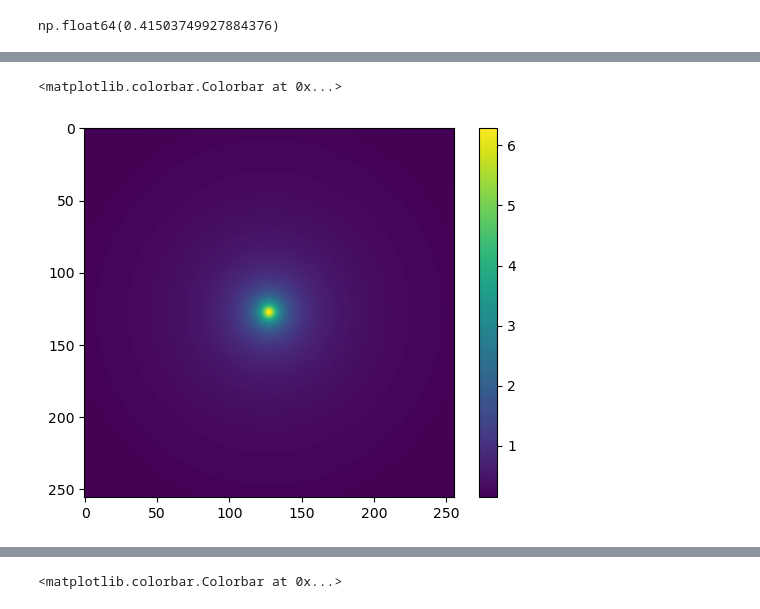
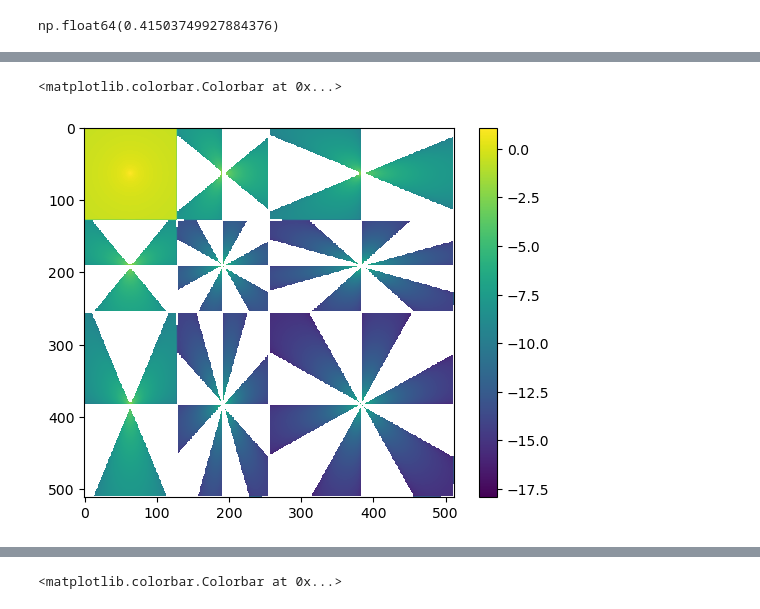
Before and after one commit to jcapriot/lifted, a Jupyter notebook: scratch/2D_transform.ipynb, the cells around one changed output, grey strips where cells are left out. Saved outputs shown, nothing was run; the diff lists cells and outputs as text; code cells hidden in the pictures.

```diff
--- a/scratch/2D_transform.ipynb
+++ b/scratch/2D_transform.ipynb
@@ -388,6 +309,29 @@ plt.plot(sc)
-# %%
-plt.imshow(sc2d[:n//2,:n//2])
-plt.colorbar()
-# %% [output]
-<matplotlib.colorbar.Colorbar at 0x...>
-[figure, removed]
+# %%
+levels = 2
+
+inp = c2d
+out = np.empty_like(inp)
+
+n1 = inp.shape[0]
+for lvl in range(levels):
+    sc2d = forward_2d_bior_3_1(inp)
+    out[:n1] = sc2d
+    n1 = (n1 + 1) // 2
+    inp = out[:n1]
+
+n2 = out.shape[1]
+inp = out
+for lvl in range(levels):
+    vs = []
+    for row in inp:
+        vs.append(forward_1d_bior_3_1(row))
+    sc2d = np.stack(vs)
+    out[:, :n2] = sc2d
+    n2 = (n2 + 1) // 2
+    inp = out[:, :n2]
+
+plt.imshow(np.log10(out))
+plt.colorbar()
+# %% [output]
+<matplotlib.colorbar.Colorbar at 0x...>
+[figure, added]
```
Also changed, not shown: parts of 12 cells of this notebook, 16 other files.
